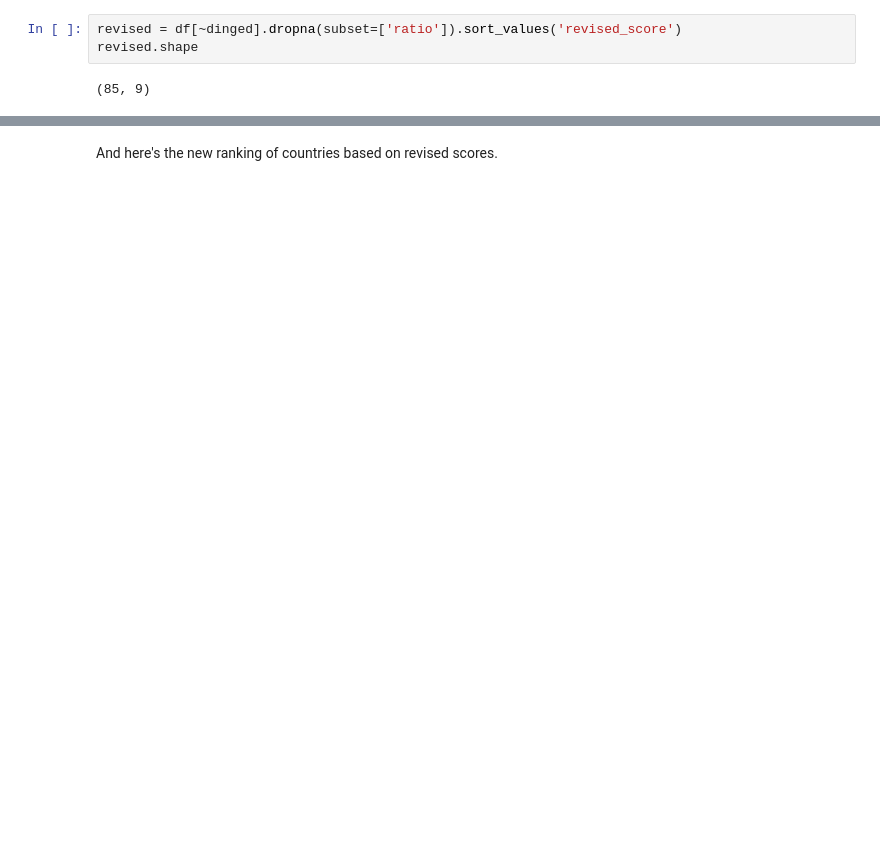
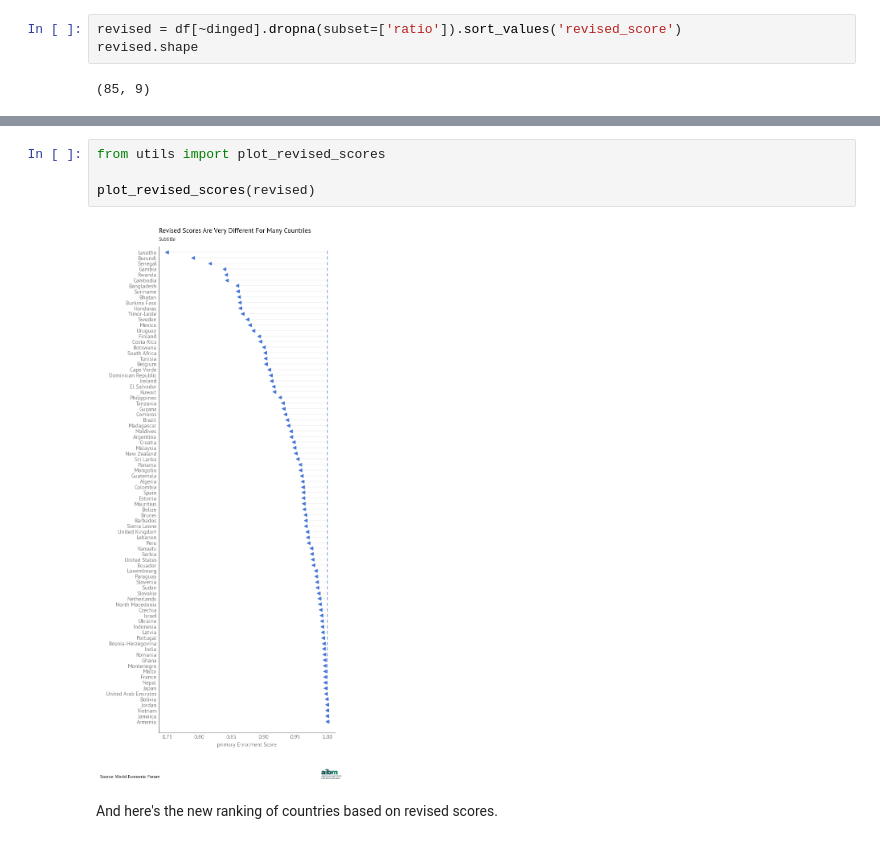
Before and after one commit to AllenDowney/EqualityWEF, a Jupyter notebook: secondary_education.ipynb, the cells around one changed output, grey strips where cells are left out. Cells and saved outputs as stored; diff of their text form; blank space fills up the shorter version.

```diff
--- a/secondary_education.ipynb
+++ b/secondary_education.ipynb
@@ -268,2 +167,8 @@ logo = add_logo(location=(1.0, -0.05))
+# %%
+from utils import plot_revised_scores
+
+plot_revised_scores(revised)
+# %% [output]
+[figure, added]
 # %% [markdown]
 And here's the new ranking of countries based on revised scores.
```
Also changed, not shown: parts of 34 cells of this notebook, 4 other files.
